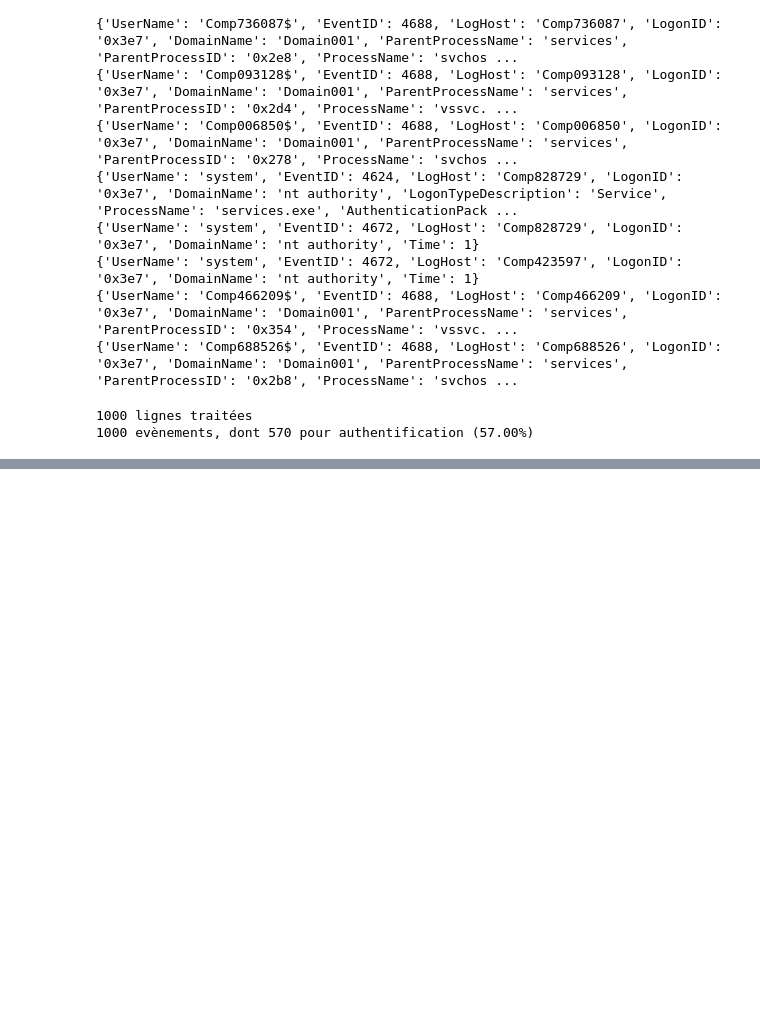
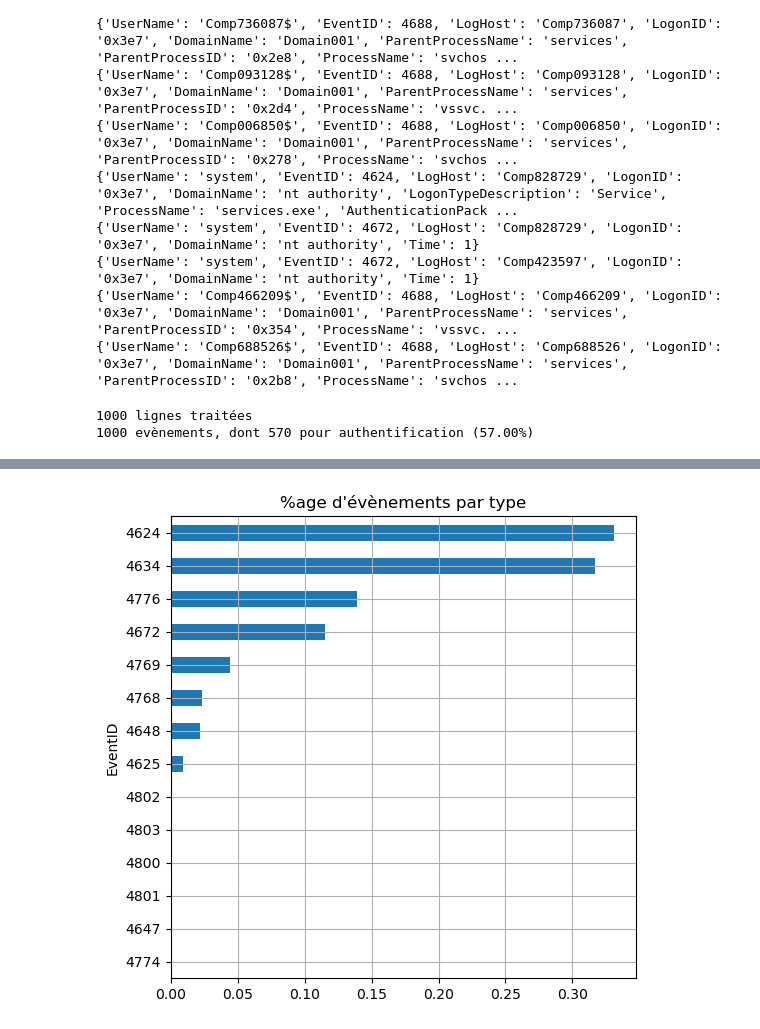
Before and after one commit to BenjaminDeporte/Cyber, a Jupyter notebook: code/Unified_Host_Dataset_LANL.ipynb, the cells around one changed output, grey strips where cells are left out. Saved outputs shown, nothing was run; the diff lists cells and outputs as text; code cells hidden in the pictures; blank space fills up the shorter version.

```diff
--- a/code/Unified_Host_Dataset_LANL.ipynb
+++ b/code/Unified_Host_Dataset_LANL.ipynb
@@ -209,4 +212,16 @@ print(f'{total} evènements, dont {auth} pour authentification ({auth/total*100:
 # %% [output]
 1000 lignes traitées
 1000 evènements, dont 570 pour authentification (57.00%)
+# %%
+# Extrait les évènements d'authentification : host event logs capture with authentication eventIDs
+# et écrit des fichiers avec des tailles différentes (N samples d'authentification)
+
+N_AUTHENTIFICATION_SAMPLES = [10, 100, 1000, 10000, 100000, 1000000]
+
+#-- fichier json complet ---
+dirpath = '/home/benjamin/Folders_Python/Cyber/data/LALN_processed/'
+filename = 'wls_day-01.json'
+filepath = dirpath + filename
+
+presents = os.listdir(dirpath)
 # %%
@@ -248,0 +256,8 @@ Extrait fichier de 100000 évènements d'auhentification
+# %%
+N_EDA = [1000000]  # liste de suffixes pour les fichiers à traiter
+filenames_list = [ 'wls_day-01_subset_' + f'{n}' + '.json' for n in N_EDA ]
+
+for filename in filenames_list:
+    subset_filepath = dirpath + filename
+    print(f'EDA sur {filename}')
+    df = pd.read_json(subset_filepath, lines=True)
@@ -248,0 +284,4 @@ Extrait fichier de 100000 évènements d'auhentification
+# %%
+#1 créé un user name unique en aggrégeant le UserName et le DomainName
+
+df['UserNameAndDomainName'] = df['UserName'] + '_' + df['DomainName']
@@ -248,0 +330,12 @@ Extrait fichier de 100000 évènements d'auhentification
+# %%
+fig, ax = plt.subplots(figsize=(6,6))
+
+eventid_counts = df['EventID'].value_counts() / df['EventID'].value_counts().sum()
+
+ax = eventid_counts.plot(kind='barh')
+ax.set_title("%age d'évènements par type")
+ax.invert_yaxis()
+ax.grid(True)
+plt.show()
+# %% [output]
+[figure, added]
```
Also changed, not shown: parts of 18 cells of this notebook.
